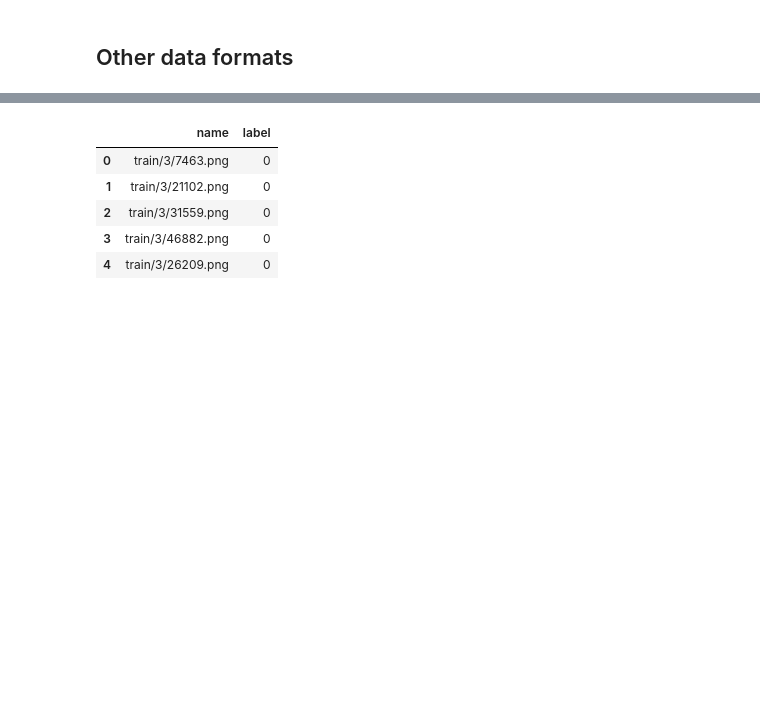
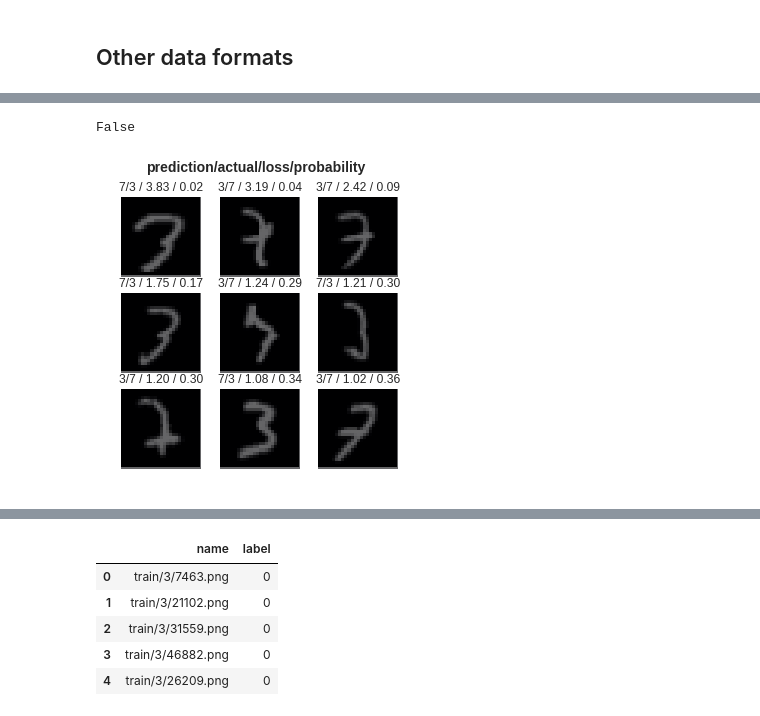
Before and after one commit to cyuancheng/fastai_v3, a Jupyter notebook: lesson1_pets.ipynb, the cells around one changed output, grey strips where cells are left out. Drawn from its saved outputs; the diff is of its cells as text; code cells hidden in the pictures; blank space fills up the shorter version.

```diff
--- a/lesson1_pets.ipynb
+++ b/lesson1_pets.ipynb
@@ -309,0 +321,3 @@ epoch  train_loss  valid_loss  accuracy
+# %%
+learn.unfreeze()
+learn.fit_one_cycle(2, max_lr=slice(1e-6,1e-4))
@@ -309,0 +329,12 @@ epoch  train_loss  valid_loss  accuracy
+# %%
+interp = ClassificationInterpretation.from_learner(learn)
+
+losses,idxs = interp.top_losses()
+
+len(data.valid_ds)==len(losses)==len(idxs)
+# %% [output]
+False
+# %%
+interp.plot_top_losses(9, figsize=(5,5))
+# %% [output]
+[figure, added]
```
Also changed, not shown: parts of 11 cells of this notebook.
